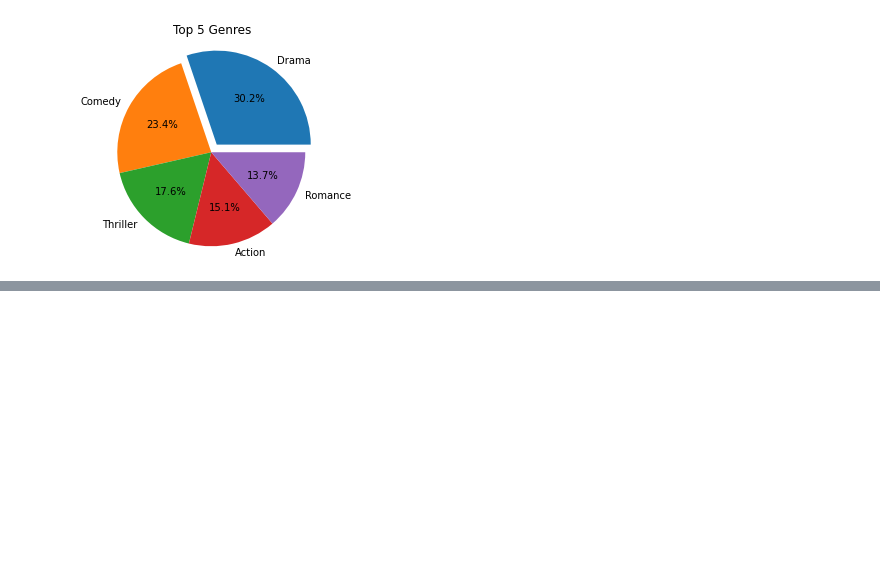
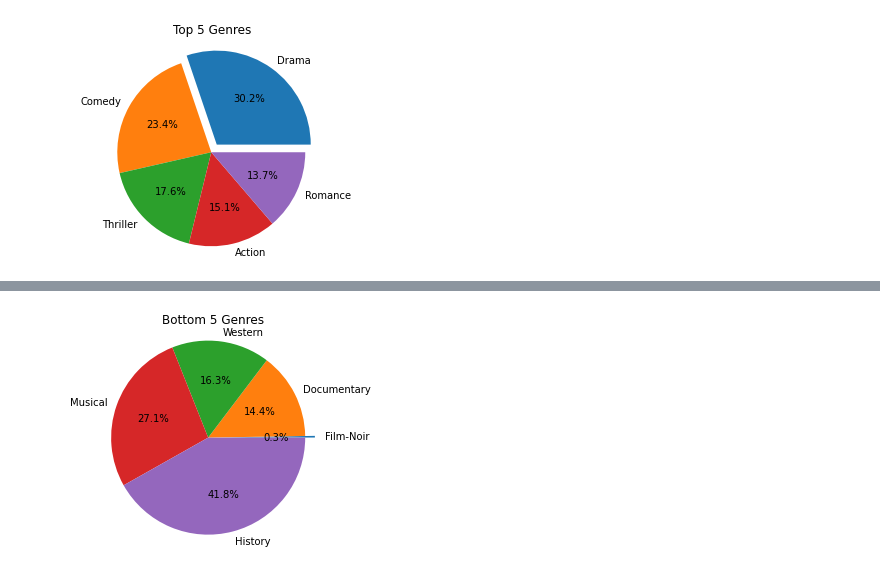
Before and after one commit to radowtay/Project-1, a Jupyter notebook: Top 5 Genres.ipynb, the cells around one changed output, grey strips where cells are left out. Saved outputs shown, nothing was run; the diff lists cells and outputs as text; code cells hidden in the pictures; blank space fills up the shorter version.

```diff
--- a/Top 5 Genres.ipynb
+++ b/Top 5 Genres.ipynb
@@ -169,3 +186,7 @@ plt.axis('equal')
 plt.show()
 # %% [output]
 [figure]
+# %%
+#Bottom 5 Genres in Data
+bottomdf = Count.sort_values(ascending=False).nsmallest(5)
+bottomdf
@@ -172,8 +201,10 @@ plt.show()
 # %%
-#Top 5 Genres in a pie chart
-my_labels = 'Drama', 'Comedy', 'Thriller', 'Action', 'Romance'
+#Bottom 5 Genres in a pie chart
+my_labels = 'Film-Noir', 'Documentary', 'Western', 'Musical', 'History'
 my_explode = (0.1, 0, 0, 0, 0)
-plt.pie(topdf,labels=my_labels,autopct='%1.1f%%', explode=my_explode)
-plt.title('Top 5 Genres')
+plt.pie(bottomdf,labels=my_labels,autopct='%1.1f%%', explode=my_explode)
+plt.title('Bottom 5 Genres')
 plt.axis('equal')
 plt.show()
+# %% [output]
+[figure, added]
```
Also changed, not shown: parts of 9 cells of this notebook.
